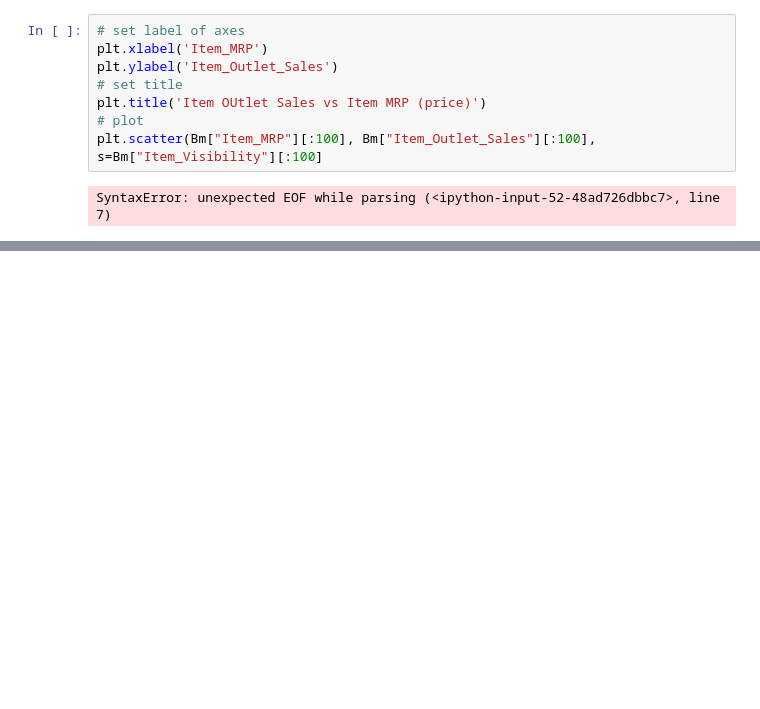
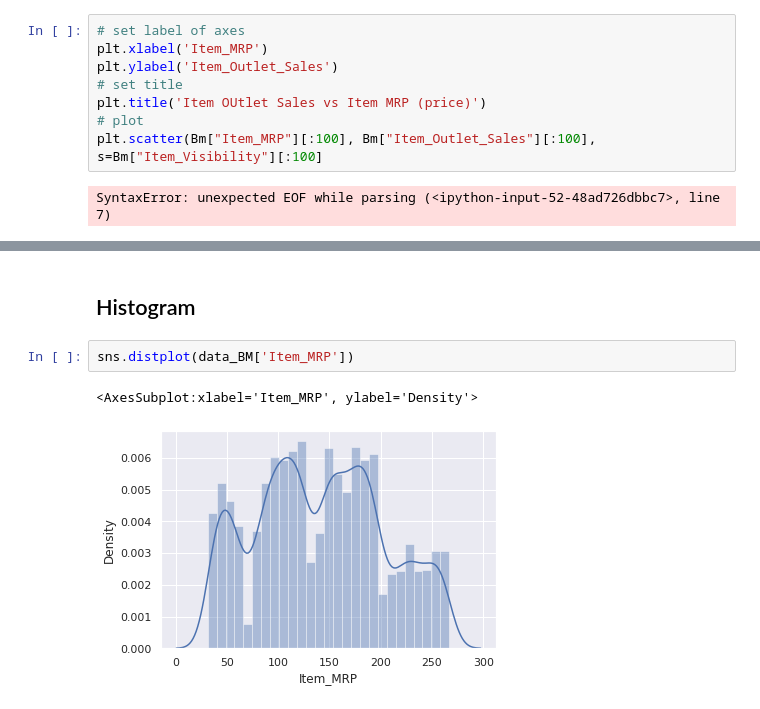
Before and after one commit to peterwainah/Data_analysi, a Jupyter notebook: Data Visualization .ipynb, the cells around one changed output, grey strips where cells are left out. Saved outputs shown, nothing was run; the diff lists cells and outputs as text; blank space fills up the shorter version.

```diff
--- a/Data Visualization .ipynb
+++ b/Data Visualization .ipynb
@@ -285,0 +327,7 @@ SyntaxError: unexpected EOF while parsing (<ipython-input-52-48ad726dbbc7>, line
+# %% [markdown]
+## Histogram
+# %%
+sns.distplot(data_BM['Item_MRP'])
+# %% [output]
+<AxesSubplot:xlabel='Item_MRP', ylabel='Density'>
+[figure, added]
```
Also changed, not shown: parts of 30 cells of this notebook, 1 other file.
